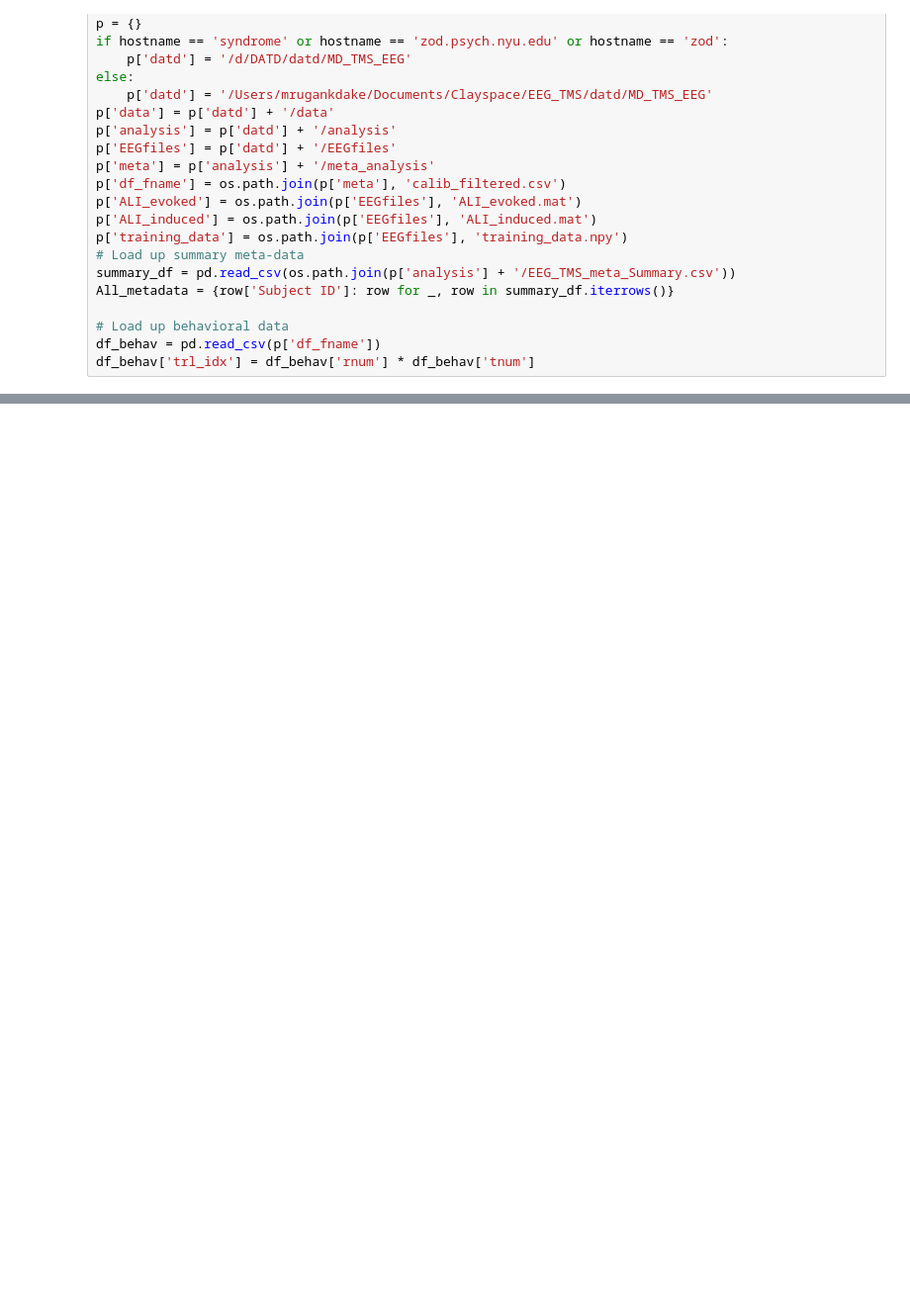
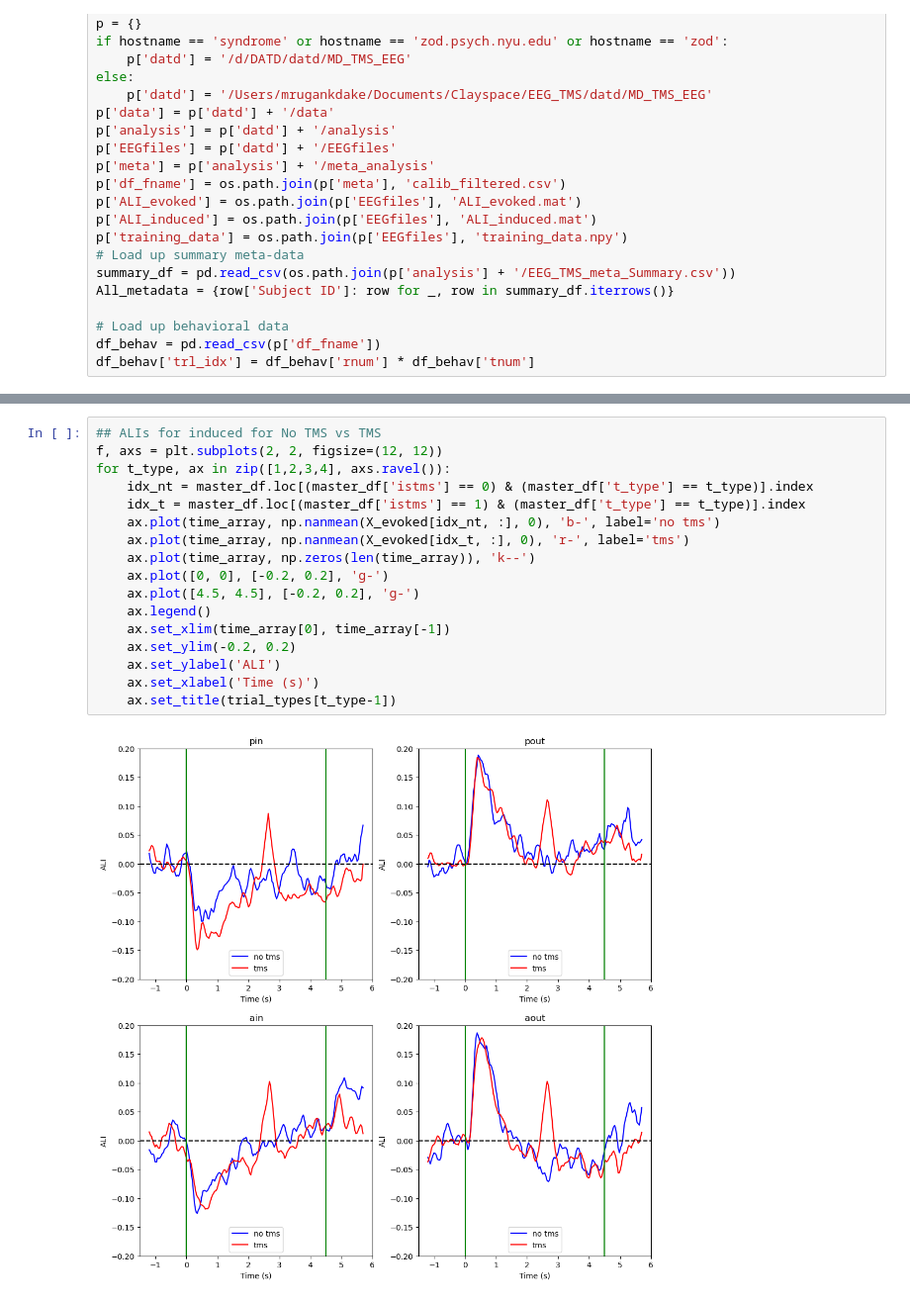
Before and after one commit to mindemory/mgs_stimul, a Jupyter notebook: mgsAnalysis/analysisEEG/run_analysis.ipynb, the cells around one changed output, grey strips where cells are left out. Shown at 99% size. Saved outputs shown, nothing was run; the diff lists cells and outputs as text; blank space fills up the shorter version.

```diff
--- a/mgsAnalysis/analysisEEG/run_analysis.ipynb
+++ b/mgsAnalysis/analysisEEG/run_analysis.ipynb
@@ -187,0 +73,19 @@ time.shape
+# %%
+## ALIs for induced for No TMS vs TMS
+f, axs = plt.subplots(2, 2, figsize=(12, 12))
+for t_type, ax in zip([1,2,3,4], axs.ravel()):
+    idx_nt = master_df.loc[(master_df['istms'] == 0) & (master_df['t_type'] == t_type)].index
+    idx_t = master_df.loc[(master_df['istms'] == 1) & (master_df['t_type'] == t_type)].index
+    ax.plot(time_array, np.nanmean(X_evoked[idx_nt, :], 0), 'b-', label='no tms')
+    ax.plot(time_array, np.nanmean(X_evoked[idx_t, :], 0), 'r-', label='tms')
+    ax.plot(time_array, np.zeros(len(time_array)), 'k--')
+    ax.plot([0, 0], [-0.2, 0.2], 'g-')
+    ax.plot([4.5, 4.5], [-0.2, 0.2], 'g-')
+    ax.legend()
+    ax.set_xlim(time_array[0], time_array[-1])
+    ax.set_ylim(-0.2, 0.2)
+    ax.set_ylabel('ALI')
+    ax.set_xlabel('Time (s)')
+    ax.set_title(trial_types[t_type-1])
+# %% [output]
+[figure, added]
```
Also changed, not shown: parts of 18 cells of this notebook, 12 other files.
